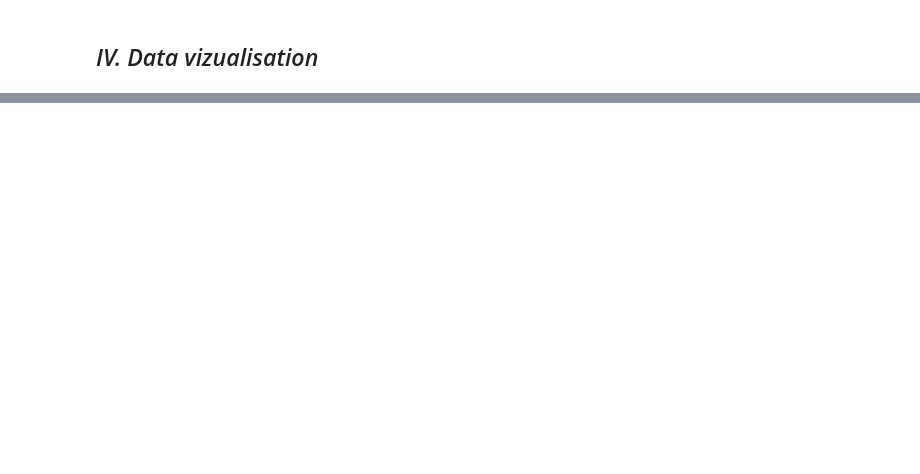
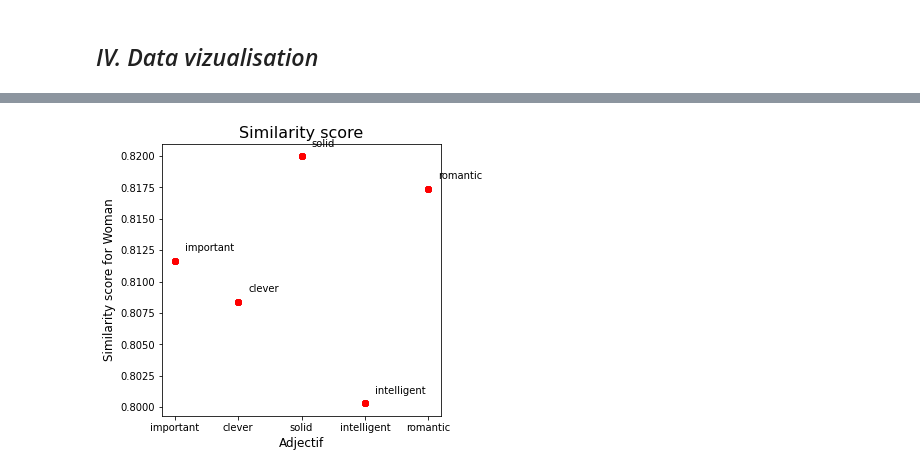
Before and after one commit to Marine-DUPUIS/Decoding-Biases-in-AI---GPT3, a Jupyter notebook: OpenAi.ipynb, the cells around one changed output, grey strips where cells are left out. Drawn from its saved outputs; the diff is of its cells as text; code cells hidden in the pictures; blank space fills up the shorter version.

```diff
--- a/OpenAi.ipynb
+++ b/OpenAi.ipynb
@@ -447,0 +461,17 @@ nd.sort_values(by=["Score for Woman","Score for Man"],ascending=False)
+# %%
+x = nd['adj'].values
+y = nd['ScoreforWoman'].values
+types = nd.reset_index()['adj'].values
+
+fig, ax = plt.subplots(figsize=(5,5))
+ax.scatter(x, y)
+
+ax.set_xlabel('Adjectif', fontsize=12)
+ax.set_ylabel('Similarity score for Woman', fontsize=12)
+ax.set_title('Similarity score', fontsize=16)
+
+for i, txt in enumerate(types):
+    ax.annotate(txt, (x[i], y[i]), xytext=(10,10), textcoords='offset points')
+    plt.scatter(x, y, color='red')
+# %% [output]
+[figure, added]
```
Also changed, not shown: parts of 22 cells of this notebook.
